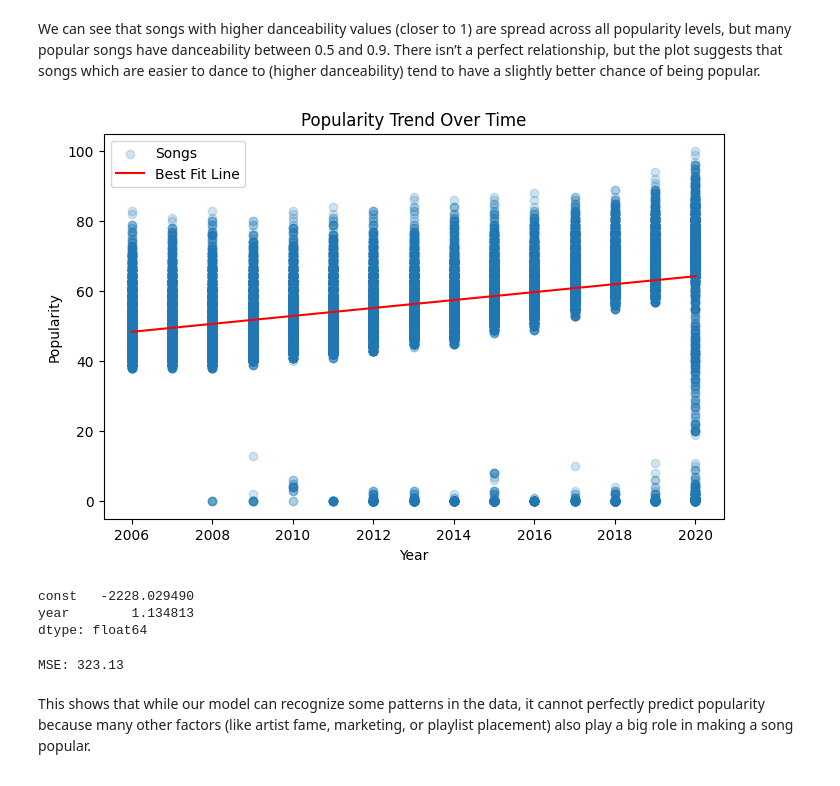
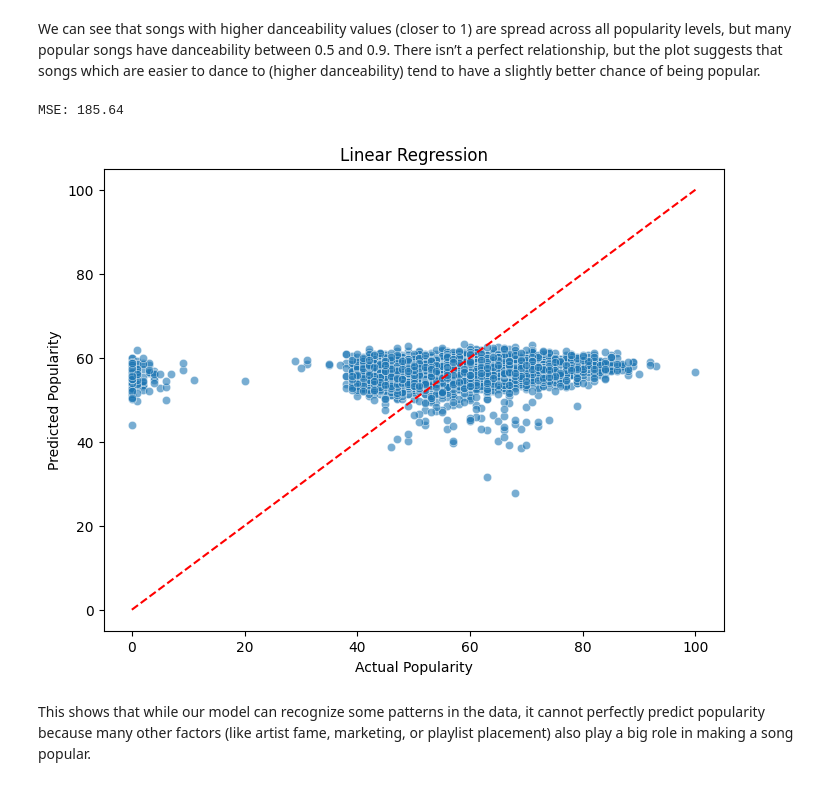
Before and after one commit to mohsayegh/spotify-data-analysis, a Jupyter notebook: spotify_project.ipynb, the cells around one changed output. Cells and saved outputs as stored; diff of their text form; code cells hidden in the pictures.

```diff
--- a/spotify_project.ipynb
+++ b/spotify_project.ipynb
@@ -116,45 +101,28 @@ plt.show()
 # %% [markdown]
 We can see that songs with higher danceability values (closer to 1) are spread across all popularity levels, but many popular songs have danceability between 0.5 and 0.9. There isn’t a perfect relationship, but the plot suggests that songs which are easier to dance to (higher danceability) tend to have a slightly better chance of being popular.
-# %%
-x = data_spotify['year']
-y = data_spotify['popularity']
-x_with_const = sm.add_constant(x)
-
-model = sm.OLS(y, x_with_const)
-results = model.fit()
-
-best_fit_line = results.predict(x_with_const)
-
-plt.figure(figsize=(8, 5))
-plt.scatter(x, y, alpha=0.2, label='Songs')
-plt.plot(x, best_fit_line, color='red', label='Best Fit Line')
-
-plt.title('Popularity Trend Over Time')
-plt.xlabel('Year')
-plt.ylabel('Popularity')
-plt.legend()
-plt.show()
-
-print(results.params)
-# %% [output]
-[figure, removed]
-const   -2228.029490
-year        1.134813
-dtype: float64
 # %%
 features = ['danceability', 'energy', 'loudness', 'tempo', 'valence']
-X = data[features]
-y = data['popularity']
+X = data_spotify[features]
+y = data_spotify['popularity']
 X = X.dropna()
 y = y.loc[X.index]
 X_train, X_test, y_train, y_test = train_test_split(X, y, test_size=0.2, random_state=42)
 model = LinearRegression()
 model.fit(X_train, y_train)
 y_pred = model.predict(X_test)
 mse = mean_squared_error(y_test, y_pred)
 print(f"MSE: {mse:.2f}")
+
+plt.figure(figsize=(8, 6))
+sns.scatterplot(x=y_test, y=y_pred, alpha=0.6)
+plt.plot([0, 100], [0, 100], color='red', linestyle='--')
+plt.xlabel("Actual Popularity")
+plt.ylabel("Predicted Popularity")
+plt.title("Linear Regression")
+plt.show()
 # %% [output]
-MSE: 323.13
+MSE: 185.64
+[figure, added]
 # %% [markdown]
 This shows that while our model can recognize some patterns in the data, it cannot perfectly predict popularity because many other factors (like artist fame, marketing, or playlist placement) also play a big role in making a song popular.
 # %%
```
Also changed, not shown: parts of 4 cells of this notebook.
